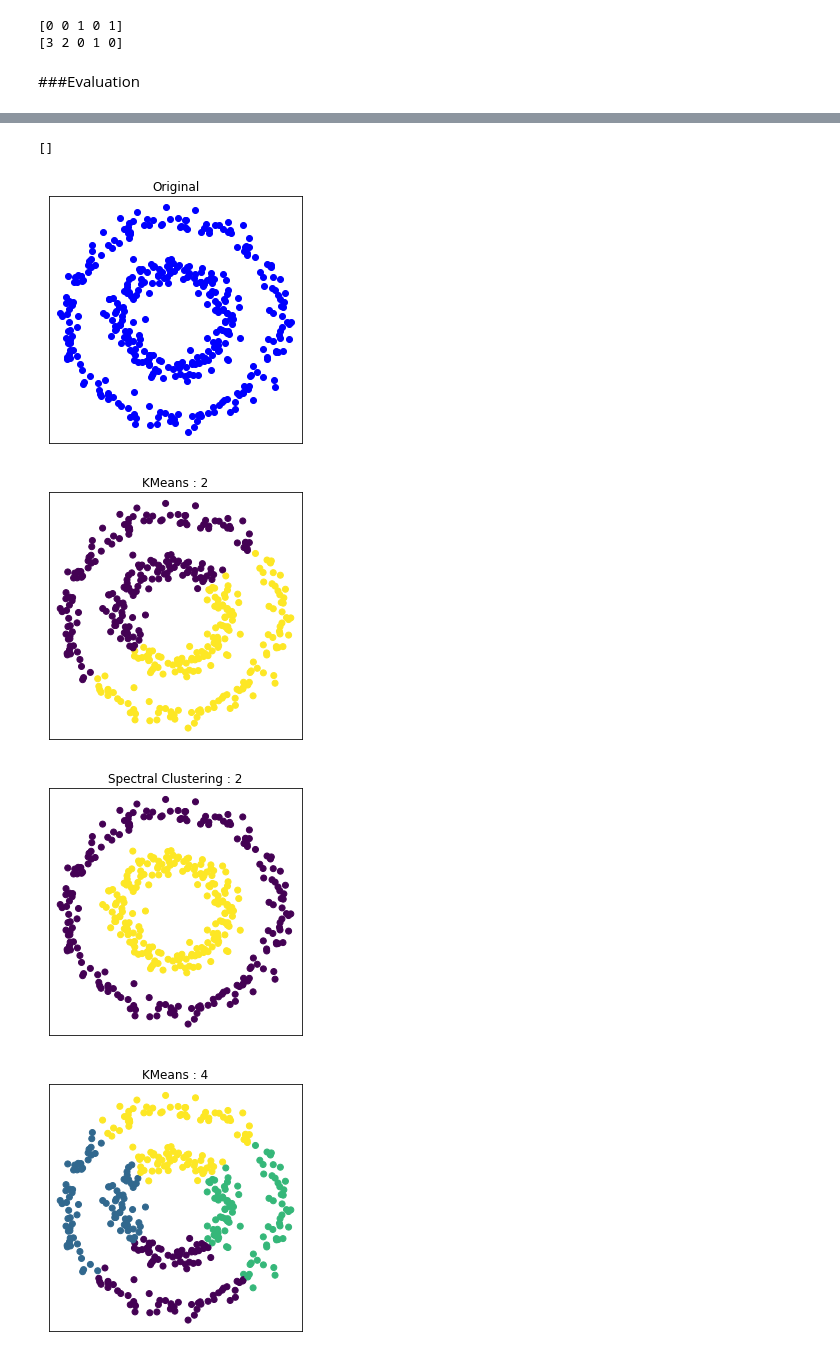
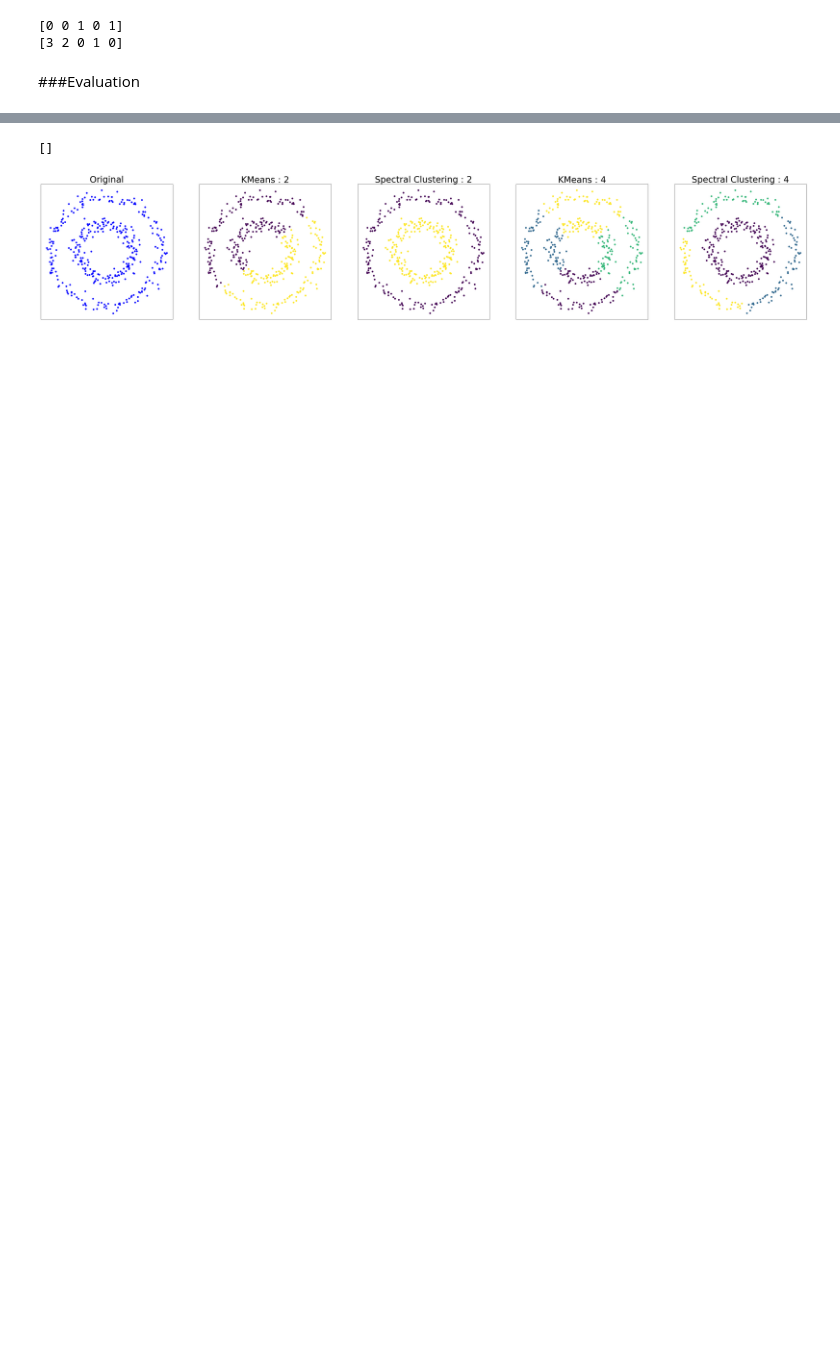
Before and after one commit to calebdawson/IntroAI-4633-Assignment-1, a Jupyter notebook: kmeans_spectral.ipynb, the cells around one changed output, grey strips where cells are left out. Cells and saved outputs as stored; diff of their text form; code cells hidden in the pictures; blank space fills up the shorter version.

```diff
--- a/kmeans_spectral.ipynb
+++ b/kmeans_spectral.ipynb
@@ -83,46 +83,36 @@ Spectral Clustering with 2 clusters appears to be the best model.
 # %%
-fig0 = plt.figure(figsize=(10, 10))
+fig0 = plt.figure(figsize=(55, 10))
+plt.tight_layout()
 
-ax0 = plt.subplot(221)
+ax0 = plt.subplot(151)
 ax0.plot(X[:, 0], X[:, 1], 'bo')
-ax0.set_title("Original")
+ax0.set_title("Original", fontsize = 35)
 ax0.set_xticks(())
 ax0.set_yticks(())
 
-fig1 = plt.figure(figsize=(10, 10))
+ax0 = plt.subplot(152)
+ax0.scatter(X[:, 0], X[:, 1], c=kmeans1.labels_)
+ax0.set_title("KMeans : 2", fontsize = 35)
+ax0.set_xticks(())
+ax0.set_yticks(())
 
-ax1 = plt.subplot(221)
-ax1.scatter(X[:, 0], X[:, 1], c=kmeans1.labels_)
-ax1.set_title("KMeans : 2")
-ax1.set_xticks(())
-ax1.set_yticks(())
+ax0 = plt.subplot(153)
+ax0.scatter(X[:, 0], X[:, 1], c=clustering1.labels_)
+ax0.set_title("Spectral Clustering : 2", fontsize = 35)
+ax0.set_xticks(())
+ax0.set_yticks(())
 
-fig2 = plt.figure(figsize=(10, 10))
+ax0 = plt.subplot(154)
+ax0.scatter(X[:, 0], X[:, 1], c=kmeans2.labels_)
+ax0.set_title("KMeans : 4", fontsize = 35)
+ax0.set_xticks(())
+ax0.set_yticks(())
 
-ax2 = plt.subplot(221)
-ax2.scatter(X[:, 0], X[:, 1], c=clustering1.labels_)
-ax2.set_title("Spectral Clustering : 2")
-ax2.set_xticks(())
-ax2.set_yticks(())
-
-fig3 = plt.figure(figsize=(10, 10))
-
-ax3 = plt.subplot(221)
-ax3.scatter(X[:, 0], X[:, 1], c=kmeans2.labels_)
-ax3.set_title("KMeans : 4")
-ax3.set_xticks(())
-ax3.set_yticks(())
-
-fig4 = plt.figure(figsize=(10, 10))
-
-ax4 = plt.subplot(221)
-ax4.scatter(X[:, 0], X[:, 1], c=clustering2.labels_)
-ax4.set_title("Spectral Clustering : 4")
-ax4.set_xticks(())
-ax4.set_yticks(())
+ax0 = plt.subplot(155)
+ax0.scatter(X[:, 0], X[:, 1], c=clustering2.labels_)
+ax0.set_title("Spectral Clustering : 4", fontsize = 35)
+ax0.set_xticks(())
+ax0.set_yticks(())
 # %% [output]
 []
-[figure, old version]
+[figure, new version]
-[figure, removed]
-[figure, removed]
-[figure, removed]
```
Also changed, not shown: parts of 5 cells of this notebook.
